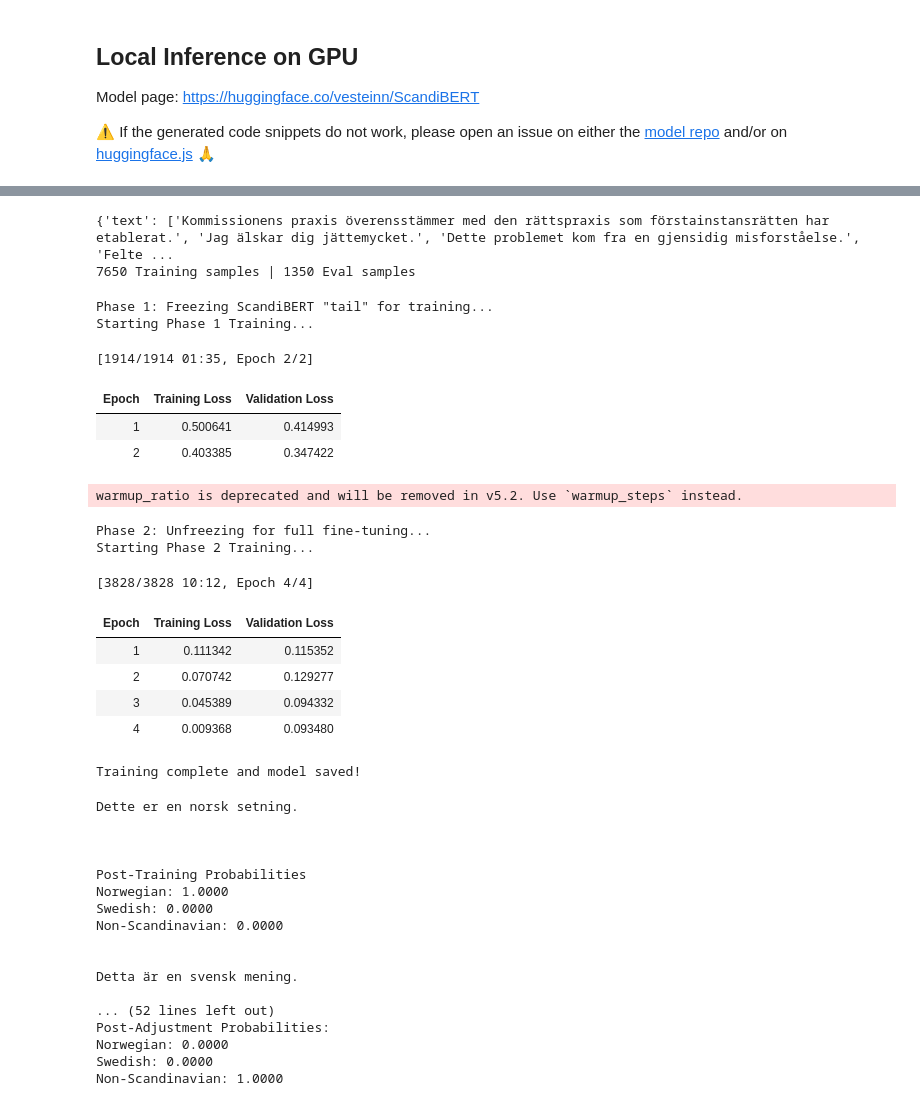
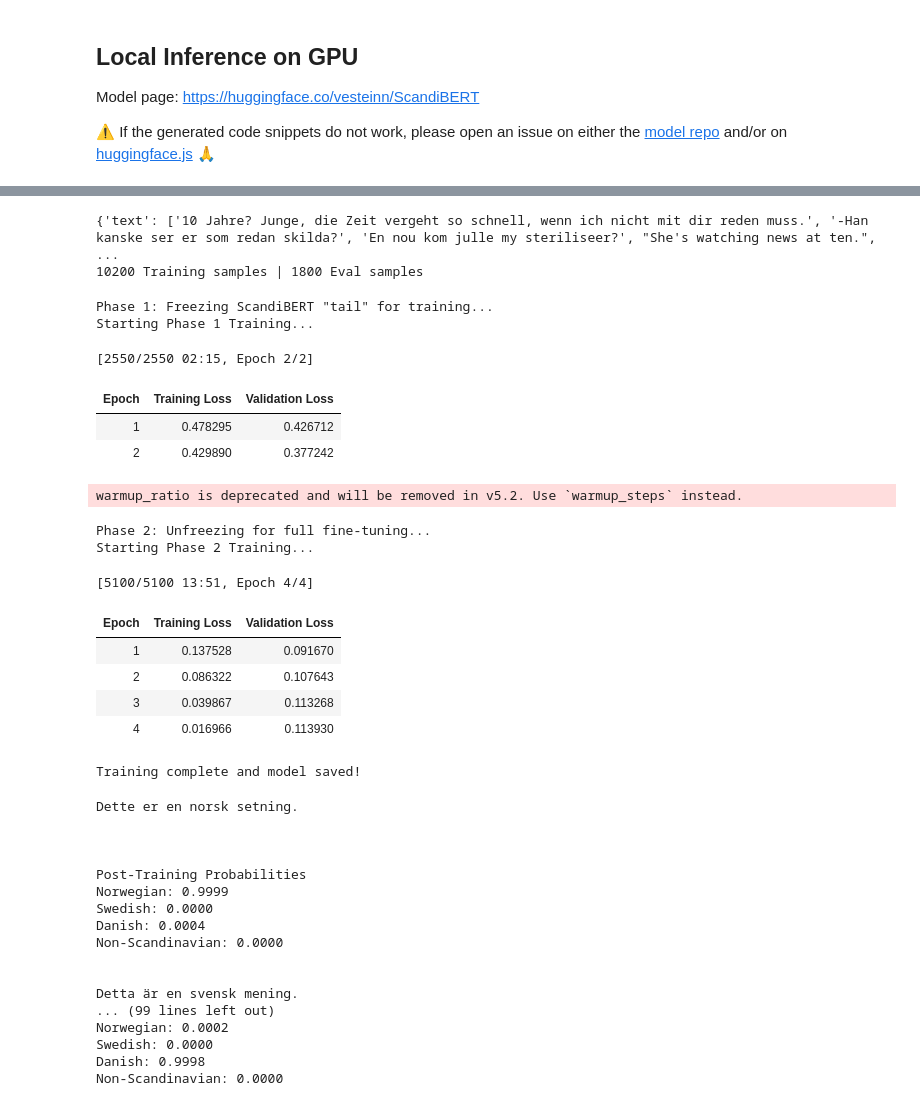
Before and after one commit to ianro04/ScandiProb, a Jupyter notebook: scandiprob.ipynb, the cells around one changed output, grey strips where cells are left out. Saved outputs shown, nothing was run; the diff lists cells and outputs as text; code cells hidden in the pictures.

Commit message:
Kaggle Notebook | ScandiProb | Part B, Version 3.0 - Implemented Danish class + a few more ambiguous test cases, a few of which failed but otherwise full (main) functionality

```diff
--- a/scandiprob.ipynb
+++ b/scandiprob.ipynb
@@ -47,7 +47,7 @@ from datasets import load_dataset, concatenate_datasets
 from huggingface_hub import snapshot_download
 
 model_name = "vesteinn/ScandiBERT" # Considering no-faroese variant for slight tokenization difference
-labels = ["Norwegian", "Swedish", "Non-Scandinavian"]
+labels = ["Norwegian", "Swedish", "Danish", "Non-Scandinavian"]
 id2label = {i: l for i, l in enumerate(labels)}
 label2id = {l: i for i, l in enumerate(labels)}
 
@@ -77,7 +77,7 @@ def get_opus_sentences(config, lang_code, num_sentences=SENTENCES_PER_CLASS):
     ds = ds.shuffle(seed=42).select(range(num_sentences))
     return [item[lang_code] for item in ds["translation"]]
 
-def is_dataset_clean(text, instance_threshold=2, min_length=4, max_length=20):
+def is_dataset_clean(text, instance_threshold=2, min_length=3, max_length=20):
     bad_char_regex = r"[@#$%^&*_=+\[\]{};':\"<>/`~\\|]"
     bad_format_regex = r'[A-Z][a-z]+[A-Z]|%\s*\d|https?://'
     if not isinstance(text, str):
@@ -95,13 +95,15 @@ def sent_based_int(percent, sent_const=SENTENCES_PER_CLASS): # Get an integer th
 
 sample_norwegian_all = get_opus_sentences("en-nb", "nb", sent_based_int(0.75)) + get_opus_sentences("en-nn", "nn", sent_based_int(0.25))
 sample_swedish_all = get_opus_sentences("en-sv", "sv")
+sample_danish_all = get_opus_sentences("da-en", "da")
 nonscandi_configs = [("en-es", "en"), ("en-es", "es"), ("de-en", "de"), ("en-nl", "nl"), ("af-en", "af")]
 sample_nonscandi_all = []
 for config, code in nonscandi_configs:
     sample_nonscandi_all.extend(get_opus_sentences(config, code, sent_based_int(1 / len(nonscandi_configs))))
 print(f"Norwegian corpora collected: {len(sample_norwegian_all)} sentences.")
 print(f"Swedish corpora collected: {len(sample_swedish_all)} sentences.")
-print(f"Non-Scandinavian corpora collected: {len(sample_nonscandi_all)} sentences.")
+print(f"Danish corpora collected: {len(sample_danish_all)} sentences.")
+print(f"Non-Scandinavian corpora collected: {len(sample_nonscandi_all)} sentences, with {len(sample_nonscandi_all) / len(nonscandi_configs)} sentences per language.")
 
 test_text = "Dette er en norsk setning."
 inputs = tokenizer(test_text, return_tensors="pt")
@@ -161,23 +166,28 @@ norwegian_train, norwegian_eval = train_test_split(
 swedish_train, swedish_eval = train_test_split(
     sample_swedish_all, test_size=eval_ds_split, random_state=42
 )
+danish_train, danish_eval = train_test_split(
+    sample_danish_all, test_size=eval_ds_split, random_state=42
+)
 nonscandi_train, nonscandi_eval = train_test_split(
     sample_nonscandi_all, test_size=eval_ds_split, random_state=42
 )
 
 label_features = Features({"text": Value("string"), "labels": Sequence(Value("float32"))})
 
-dataset_norwegian_train = Dataset.from_dict({"text": norwegian_train, "labels": [[1.0, 0.0, 0.0]] * len(norwegian_train)}, features=label_features)
-dataset_swedish_train = Dataset.from_dict({"text": swedish_train, "labels": [[0.0, 1.0, 0.0]] * len(swedish_train)}, features=label_features)
-dataset_nonscandi_train = Dataset.from_dict({"text": nonscandi_train, "labels": [[0.0, 0.0, 1.0]] * len(nonscandi_train)}, features=label_features)
-train_dataset = concatenate_datasets([dataset_norwegian_train, dataset_swedish_train, dataset_nonscandi_train]).shuffle(seed=42)
+dataset_norwegian_train = Dataset.from_dict({"text": norwegian_train, "labels": [[1.0, 0.0, 0.0, 0.0]] * len(norwegian_train)}, features=label_features)
+dataset_swedish_train = Dataset.from_dict({"text": swedish_train, "labels": [[0.0, 1.0, 0.0, 0.0]] * len(swedish_train)}, features=label_features)
+dataset_danish_train = Dataset.from_dict({"text": danish_train, "labels": [[0.0, 0.0, 1.0, 0.0]] * len(danish_train)}, features=label_features)
+dataset_nonscandi_train = Dataset.from_dict({"text": nonscandi_train, "labels": [[0.0, 0.0, 0.0, 1.0]] * len(nonscandi_train)}, features=label_features)
+train_dataset = concatenate_datasets([dataset_norwegian_train, dataset_swedish_train, dataset_danish_train, dataset_nonscandi_train]).shuffle(seed=42)
 
-dataset_norwegian_eval = Dataset.from_dict({"text": norwegian_eval, "labels": [[1.0, 0.0, 0.0]] * len(norwegian_eval)}, features=label_features)
-dataset_swedish_eval = Dataset.from_dict({"text": swedish_eval, "labels": [[0.0, 1.0, 0.0]] * len(swedish_eval)}, features=label_features)
-dataset_nonscandi_eval = Dataset.from_dict({"text": nonscandi_eval, "labels": [[0.0, 0.0, 1.0]] * len(nonscandi_eval)}, features=label_features)
-eval_dataset = concatenate_datasets([dataset_norwegian_eval, dataset_swedish_eval, dataset_nonscandi_eval]).shuffle(seed=42)
+dataset_norwegian_eval = Dataset.from_dict({"text": norwegian_eval, "labels": [[1.0, 0.0, 0.0, 0.0]] * len(norwegian_eval)}, features=label_features)
+dataset_swedish_eval = Dataset.from_dict({"text": swedish_eval, "labels": [[0.0, 1.0, 0.0, 0.0]] * len(swedish_eval)}, features=label_features)
+dataset_danish_eval = Dataset.from_dict({"text": danish_eval, "labels": [[0.0, 0.0, 1.0, 0.0]] * len(danish_eval)}, features=label_features)
+dataset_nonscandi_eval = Dataset.from_dict({"text": nonscandi_eval, "labels": [[0.0, 0.0, 0.0, 1.0]] * len(nonscandi_eval)}, features=label_features)
+eval_dataset = concatenate_datasets([dataset_norwegian_eval, dataset_swedish_eval, dataset_danish_eval, dataset_nonscandi_eval]).shuffle(seed=42)
 
-print(train_dataset[:20])
+print(train_dataset[:20]) # Test to see if dataset is selected + labeled properly
 
 def tokenize_dataset(select_dataset):
     return tokenizer(select_dataset["text"], truncation=True, max_length=512)
@@ -189,8 +199,8 @@ eval_dataset = eval_dataset.map(tokenize_dataset, batched=True)
 train_dataset.set_format(type="torch", columns=["input_ids", "attention_mask", "labels"])
 eval_dataset.set_format(type="torch", columns=["input_ids", "attention_mask", "labels"])
 # %% [output]
-{'text': ['Kommissionens praxis överensstämmer med den rättspraxis som förstainstansrätten har etablerat.', 'Jag älskar dig jättemycket.', 'Dette problemet kom fra en gjensidig misforståelse.', 'Felte ...
-7650 Training samples | 1350 Eval samples
+{'text': ['10 Jahre? Junge, die Zeit vergeht so schnell, wenn ich nicht mit dir reden muss.', '-Han kanske ser er som redan skilda?', 'En nou kom julle my steriliseer?', "She's watching news at ten.", ...
+10200 Training samples | 1800 Eval samples
 # %%
 import re
 from transformers import TrainingArguments, Trainer
@@ -301,42 +311,42 @@ def ScandiProb(text): # Actually showing the fine-tuned model some text to class
     final_probs = []
     skew_effect = False
 
     for i, label in enumerate(labels):
         prob = raw_probs[i].item()
 
         if label in ["Norwegian", "Swedish", "Danish"]:
             adjusted = prob * (1.0 - nonscandi_ratio)
-        elif label == "Non-Scandinavian": # Scale up/down by % of non-Scandi chars
+        else: # Scale up/down by % of non-Scandi chars
             adjusted = prob + ((1.0 - prob) * nonscandi_ratio)
 
         final_probs.append(adjusted)
 
         if (adjusted != prob):
             skew_effect = True
 
     if skew_effect:
         print("\nPre-Adjustment Probabilities: ")
         for label, prob in zip(labels, raw_probs): # Print pre-regex-skew results!
             print(f"{label}: {prob:.4f}")
     print("\nPost-Adjustment Probabilities: " if skew_effect else "\nPost-Training Probabilities")
     for label, prob in zip(labels, final_probs): # Print post-regex-skew results!
         print(f"{label}: {prob:.4f}")
 # %% [output]
 Phase 1: Freezing ScandiBERT "tail" for training...
 Starting Phase 1 Training...
-[1914/1914 01:35, Epoch 2/2]
+[2550/2550 02:15, Epoch 2/2]
 | Epoch | Training Loss | Validation Loss |
-| 1 | 0.500641 | 0.414993 |
-| 2 | 0.403385 | 0.347422 |
+| 1 | 0.478295 | 0.426712 |
+| 2 | 0.429890 | 0.377242 |
 warmup_ratio is deprecated and will be removed in v5.2. Use `warmup_steps` instead.
 Phase 2: Unfreezing for full fine-tuning...
 Starting Phase 2 Training...
-[3828/3828 10:12, Epoch 4/4]
+[5100/5100 13:51, Epoch 4/4]
 | Epoch | Training Loss | Validation Loss |
-| 1 | 0.111342 | 0.115352 |
-| 2 | 0.070742 | 0.129277 |
-| 3 | 0.045389 | 0.094332 |
-| 4 | 0.009368 | 0.093480 |
+| 1 | 0.137528 | 0.091670 |
+| 2 | 0.086322 | 0.107643 |
+| 3 | 0.039867 | 0.113268 |
+| 4 | 0.016966 | 0.113930 |
 Training complete and model saved!
 # %%
 def scandiprob_test(input_text):
@@ -346,25 +356,30 @@ def scandiprob_test(input_text):
 
 scandiprob_test("Dette er en norsk setning.")
 scandiprob_test("Detta är en svensk mening.")
-scandiprob_test("Dette er en dansk sætning.") # In pretraining but not in training (YET)
+scandiprob_test("Dette er en dansk sætning.")
+
+scandiprob_test("Þetta er íslensk setning.") # Icelandic, in pretraining but not in training
 scandiprob_test("Dies ist ein deutscher Satz.") # German, in negative class training but not pretraining
-scandiprob_test("Šis ir teikums latviešu valodā.") # Latvian, not in pretraining or training
-scandiprob_test("これは日本語の文章です。") # Japanese, not in pretraining or training
+scandiprob_test("Šis ir teikums latviešu valodā.") # Latvian, not in pretraining or training, but should be partially flagged by regex
+scandiprob_test("これは日本語の文章です。") # Japanese, not in pretraining or training, but should be fully flagged by regex
+
+scandiprob_test("En dag i livet") # Should be valid in Norwegian, Swedish, and Danish; from University of Oslo 2025 SLIDE paper
+scandiprob_test("Der stod ingen steder i Mai Buchs eksamenspapirer, at hun skulle havne pa et teater.") # Norwegian vs. Danish test, from SLIDE paper; Danish *should* prevail
 # %% [output]
 Dette er en norsk setning.
 
 
 
 Post-Training Probabilities
-Norwegian: 1.0000
+Norwegian: 0.9999
 Swedish: 0.0000
+Danish: 0.0004
 Non-Scandinavian: 0.0000
 
 
 Detta är en svensk mening.
-
-... (52 lines left out)
-Post-Adjustment Probabilities:
-Norwegian: 0.0000
+... (99 lines left out)
+Norwegian: 0.0002
 Swedish: 0.0000
-Non-Scandinavian: 1.0000
+Danish: 0.9998
+Non-Scandinavian: 0.0000
```
Also changed, not shown: parts of 1 cell of this notebook.
